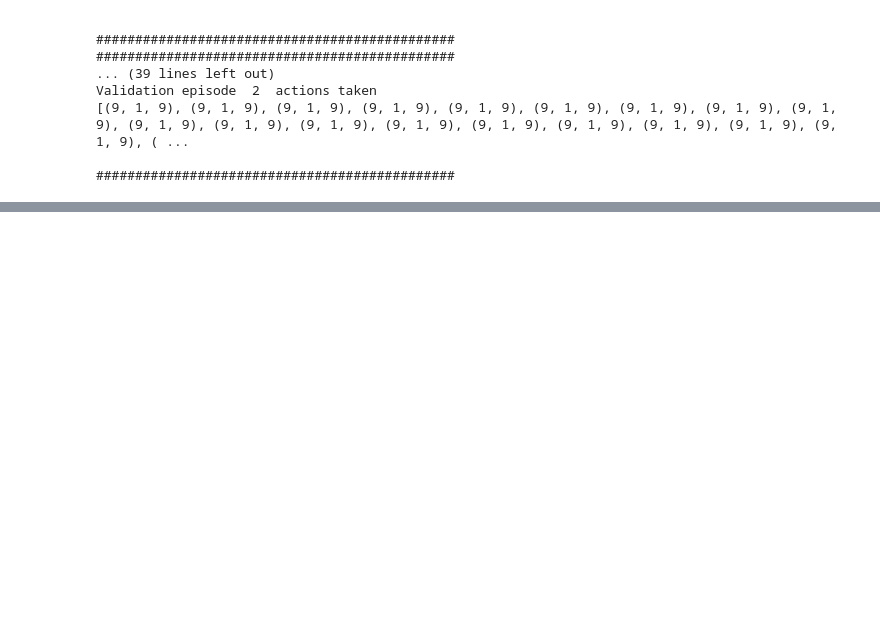
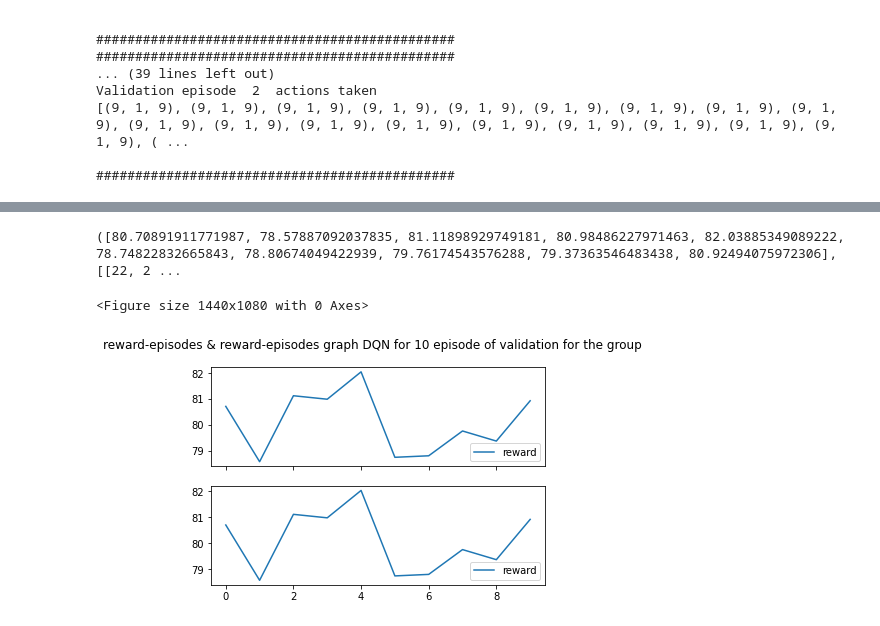
Before and after one commit to jgoldverg/RL_Metric, a Jupyter notebook: codes/driver_code_dqn_multiple_group.ipynb, the cells around one changed output, grey strips where cells are left out. Cells and saved outputs as stored; diff of their text form; code cells hidden in the pictures; blank space fills up the shorter version.

```diff
--- a/codes/driver_code_dqn_multiple_group.ipynb
+++ b/codes/driver_code_dqn_multiple_group.ipynb
@@ -196,0 +234,10 @@ plt.savefig('./all_in_one_dqn.png')
+# %%
+key = total_keys[0]
+selectedgroup=environmentGroup(fileData_chameleon.get_grouped_df(),key)
+env = NetEnvironment_glob(selectedgroup)
+print(agent.validation(env))
+agent.plot_validation_curve()
+# %% [output]
+([80.70891911771987, 78.57887092037835, 81.11898929749181, 80.98486227971463, 82.03885349089222, 78.74822832665843, 78.80674049422939, 79.76174543576288, 79.37363546483438, 80.92494075972306], [[22, 2 ...
+<Figure size 1440x1080 with 0 Axes>
+[figure, added]
```
Also changed, not shown: parts of 12 cells of this notebook.
